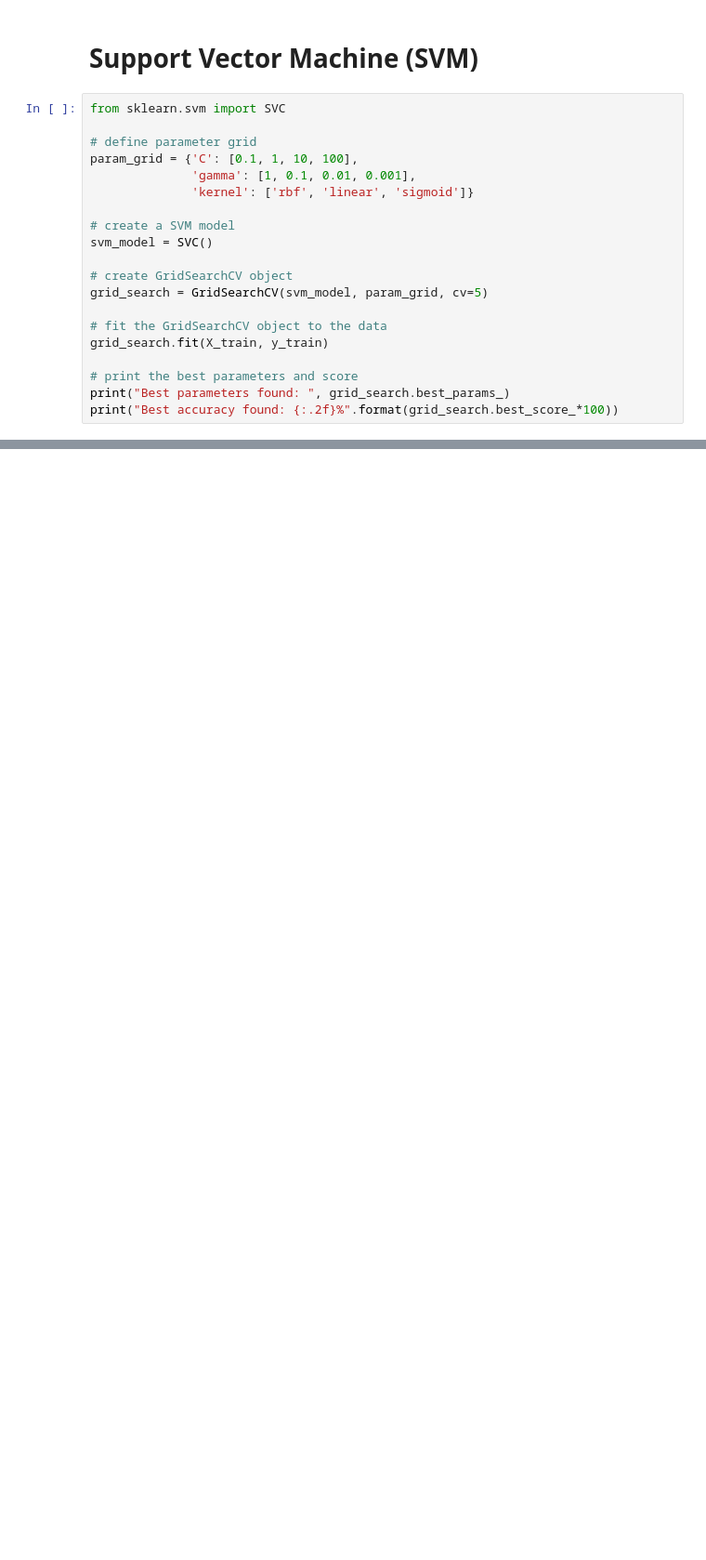
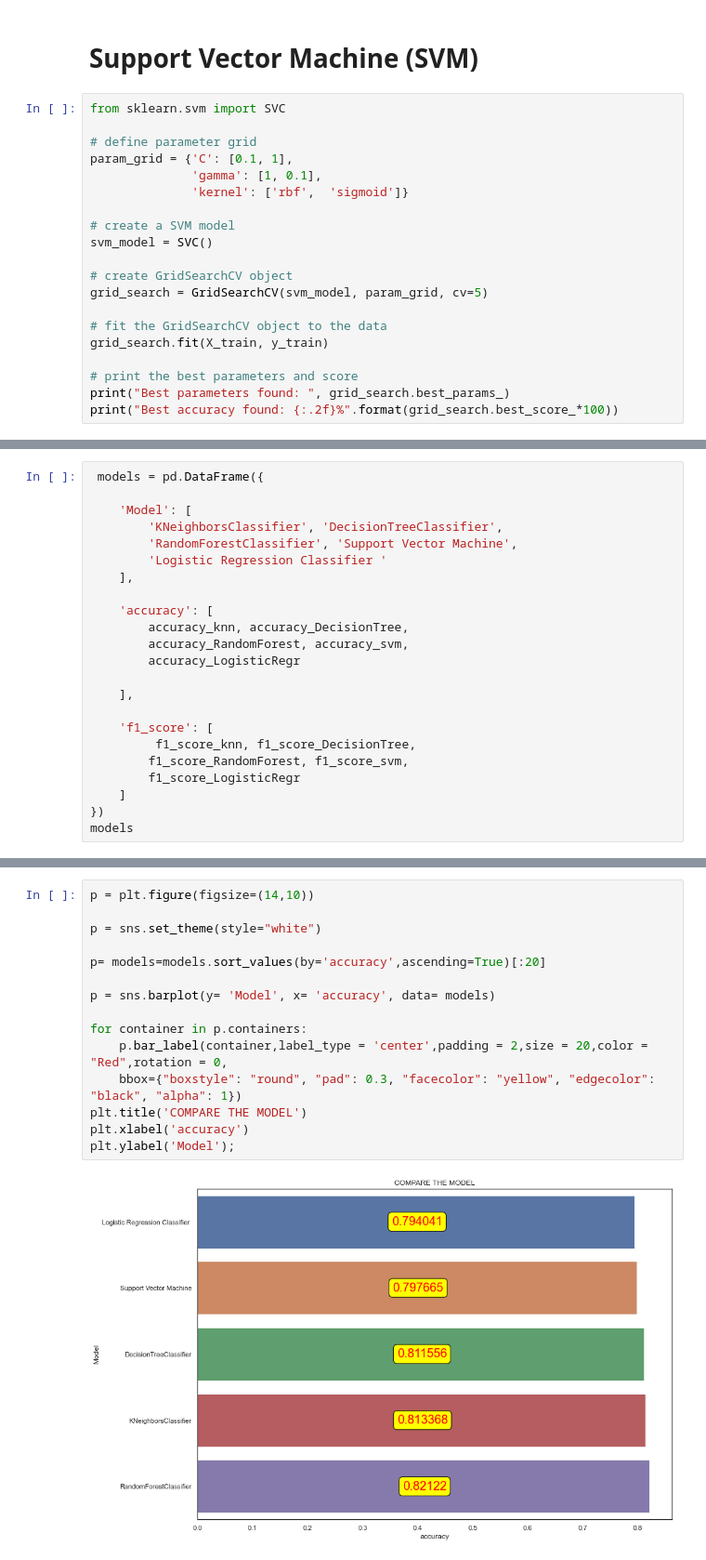
Before and after one commit to faridehebrahymy/prediction-of-user-shipping-mode, a Jupyter notebook: User Shipping-mode.ipynb, the cells around one changed output, grey strips where cells are left out. Shown at 93% size. Saved outputs shown, nothing was run; the diff lists cells and outputs as text; blank space fills up the shorter version.

Commit message:
modelsClassifier

```diff
--- a/User Shipping-mode.ipynb
+++ b/User Shipping-mode.ipynb
@@ -329,9 +399,9 @@ precision_DecisionTree  :  0.6068
 from sklearn.svm import SVC
 
 # define parameter grid
-param_grid = {'C': [0.1, 1, 10, 100],
-              'gamma': [1, 0.1, 0.01, 0.001],
-              'kernel': ['rbf', 'linear', 'sigmoid']}
+param_grid = {'C': [0.1, 1],
+              'gamma': [1, 0.1],
+              'kernel': ['rbf',  'sigmoid']}
 
 # create a SVM model
 svm_model = SVC()
@@ -347,0 +498,23 @@ print("Best accuracy found: {:.2f}%".format(grid_search.best_score_*100))
+# %%
+ models = pd.DataFrame({
+
+    'Model': [
+        'KNeighborsClassifier', 'DecisionTreeClassifier',
+        'RandomForestClassifier', 'Support Vector Machine',
+        'Logistic Regression Classifier '
+    ],
+
+    'accuracy': [
+        accuracy_knn, accuracy_DecisionTree,
+        accuracy_RandomForest, accuracy_svm,
+        accuracy_LogisticRegr
+
+    ],
+
+    'f1_score': [
+         f1_score_knn, f1_score_DecisionTree,
+        f1_score_RandomForest, f1_score_svm,
+        f1_score_LogisticRegr
+    ]
+})
+models
@@ -347,0 +542,17 @@ print("Best accuracy found: {:.2f}%".format(grid_search.best_score_*100))
+# %%
+p = plt.figure(figsize=(14,10))
+
+p = sns.set_theme(style="white")
+
+p= models=models.sort_values(by='accuracy',ascending=True)[:20]
+
+p = sns.barplot(y= 'Model', x= 'accuracy', data= models)
+
+for container in p.containers:
+    p.bar_label(container,label_type = 'center',padding = 2,size = 20,color = "Red",rotation = 0,
+    bbox={"boxstyle": "round", "pad": 0.3, "facecolor": "yellow", "edgecolor": "black", "alpha": 1})
+plt.title('COMPARE THE MODEL')
+plt.xlabel('accuracy')
+plt.ylabel('Model');
+# %% [output]
+[figure, added]
```
Also changed, not shown: parts of 36 cells of this notebook, 2 other files.
